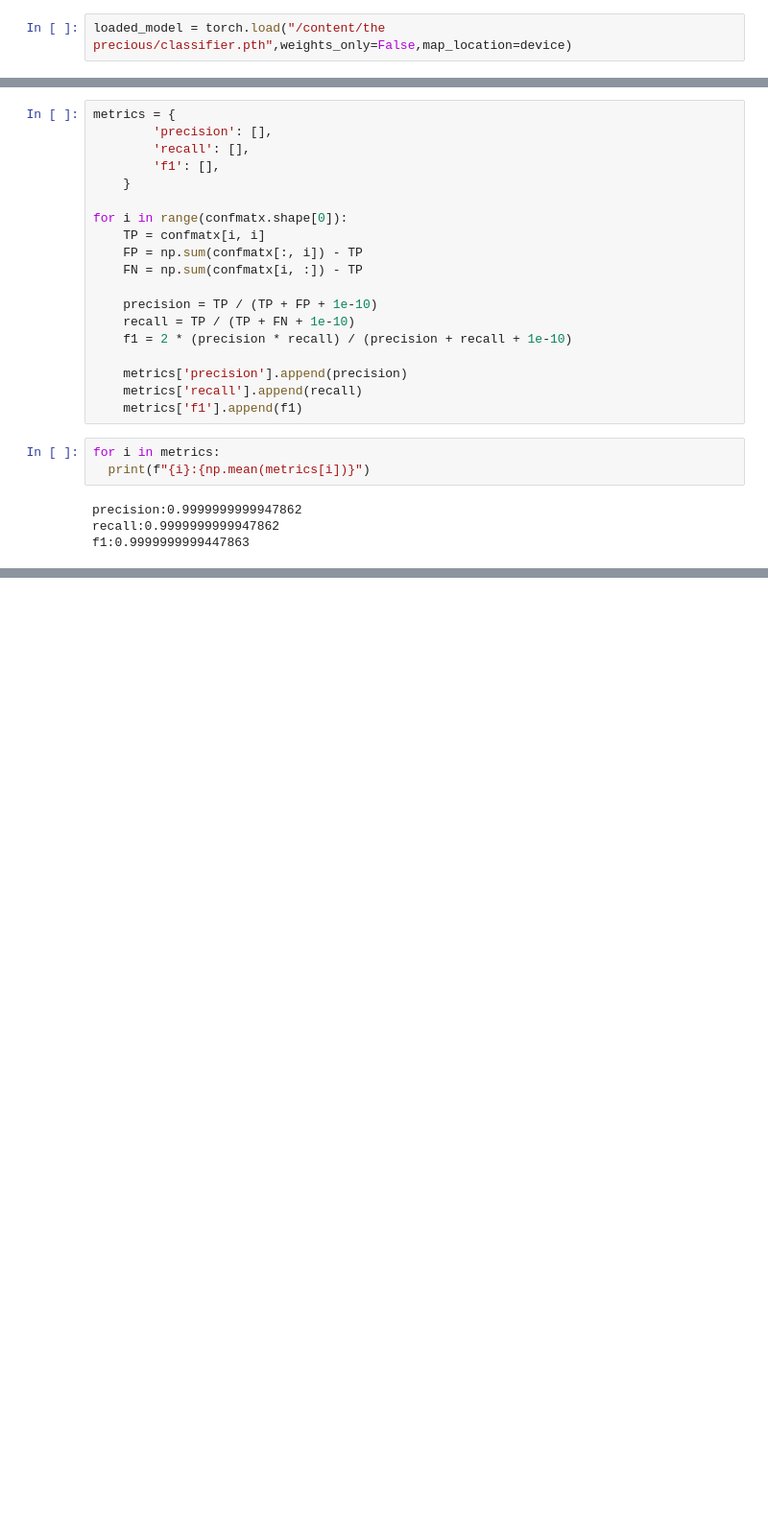
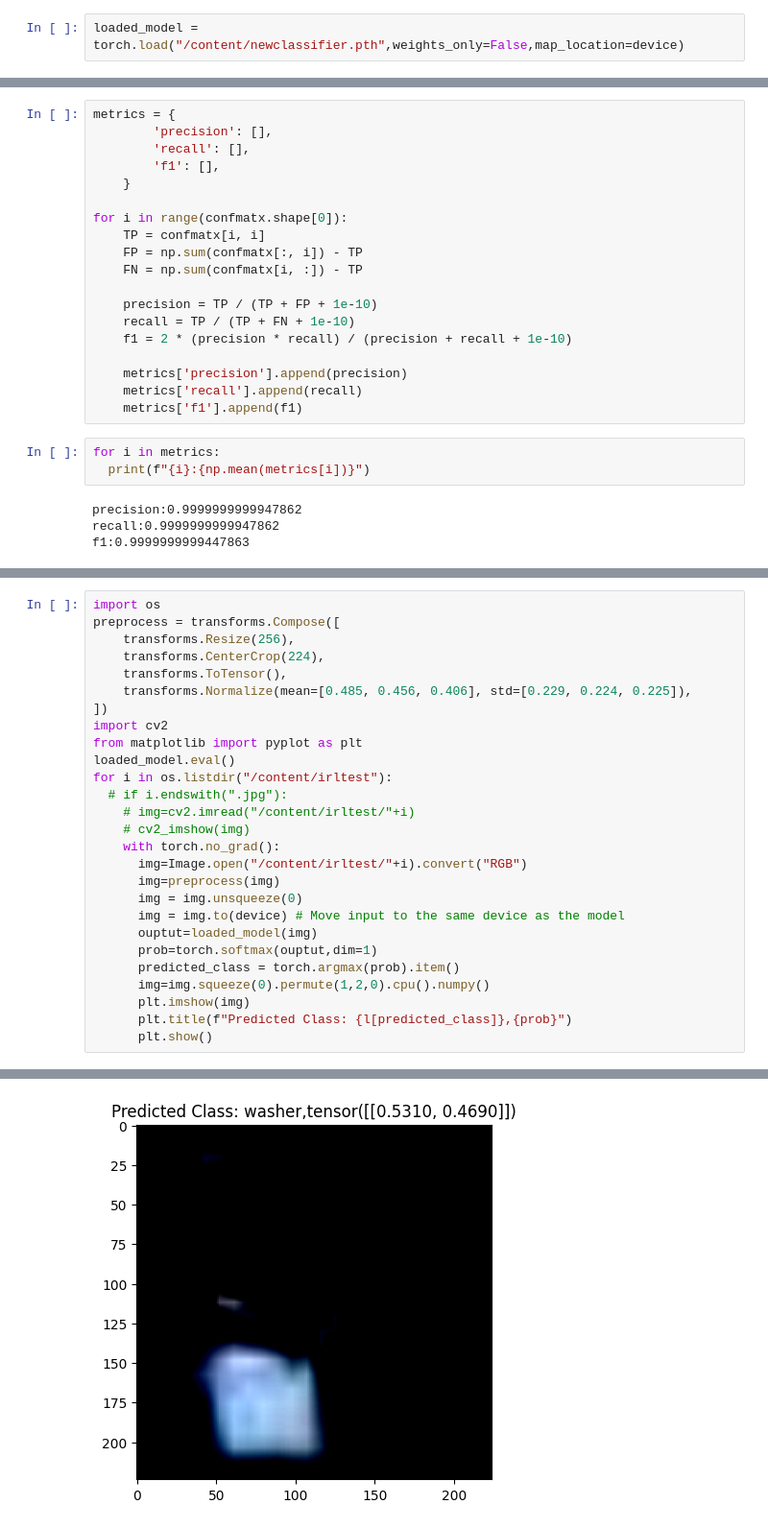
Before and after one commit to Gokul0Krishna/pytorchpractice, a Jupyter notebook: testingmodel.ipynb, the cells around one changed output, grey strips where cells are left out. Shown at 96% size. Saved outputs shown, nothing was run; the diff lists cells and outputs as text; blank space fills up the shorter version.

```diff
--- a/testingmodel.ipynb
+++ b/testingmodel.ipynb
@@ -118,7 +118,7 @@ testloader = DataLoader(testdataset, batch_size=16, shuffle=True)
 # %%
 device = torch.device("cuda" if torch.cuda.is_available() else "cpu")
 # %%
-loaded_model = torch.load("/content/the precious/classifier.pth",weights_only=False,map_location=device)
+loaded_model = torch.load("/content/newclassifier.pth",weights_only=False,map_location=device)
 # %%
 from sklearn.metrics import confusion_matrix
 loaded_model.eval()
@@ -171,0 +180,28 @@ f1:0.9999999999447863
+# %%
+import os
+preprocess = transforms.Compose([
+    transforms.Resize(256),
+    transforms.CenterCrop(224),
+    transforms.ToTensor(),
+    transforms.Normalize(mean=[0.485, 0.456, 0.406], std=[0.229, 0.224, 0.225]),
+])
+import cv2
+from matplotlib import pyplot as plt
+loaded_model.eval()
+for i in os.listdir("/content/irltest"):
+  # if i.endswith(".jpg"):
+    # img=cv2.imread("/content/irltest/"+i)
+    # cv2_imshow(img)
+    with torch.no_grad():
+      img=Image.open("/content/irltest/"+i).convert("RGB")
+      img=preprocess(img)
+      img = img.unsqueeze(0)
+      img = img.to(device) # Move input to the same device as the model
+      ouptut=loaded_model(img)
+      prob=torch.softmax(ouptut,dim=1)
+      predicted_class = torch.argmax(prob).item()
+      img=img.squeeze(0).permute(1,2,0).cpu().numpy()
+      plt.imshow(img)
+      plt.title(f"Predicted Class: {l[predicted_class]},{prob}")
+      plt.show()
+# %% [output]
@@ -171,0 +209 @@ f1:0.9999999999447863
+[figure, added]
```
Also changed, not shown: parts of 2 cells of this notebook.
